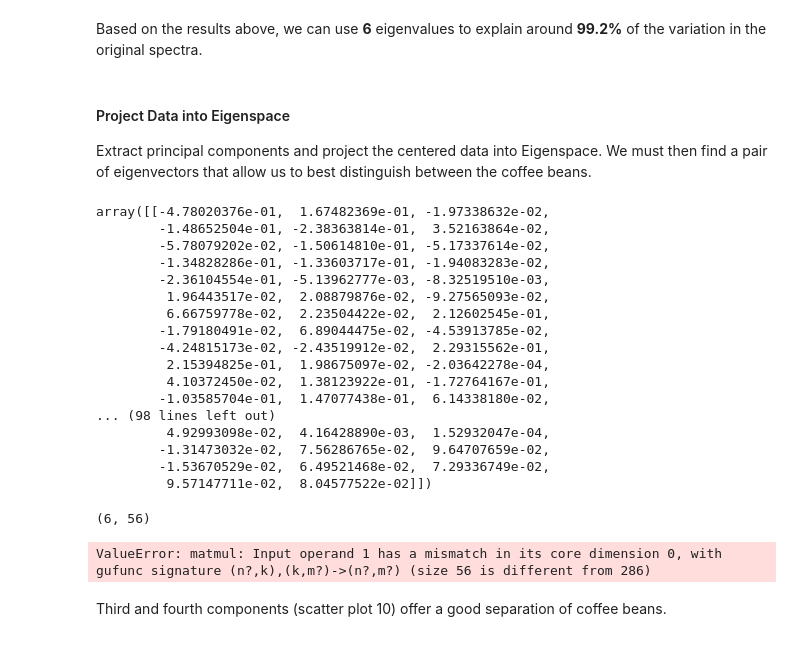
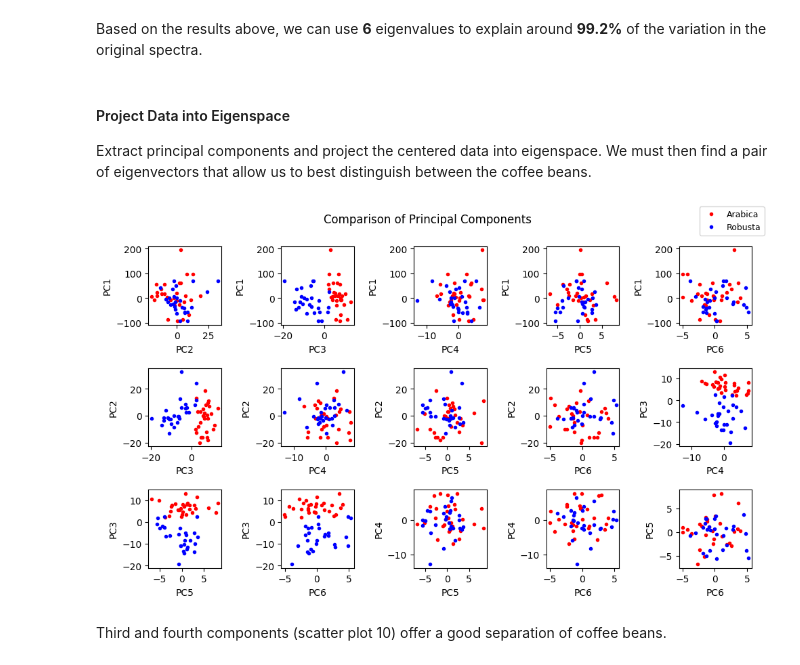
Before and after one commit to rraj786/PCA-Coffee-Spectra-Reconstruction, a Jupyter notebook: Reconstruction.ipynb, the cells around one changed output. Saved outputs shown, nothing was run; the diff lists cells and outputs as text; code cells hidden in the pictures.

```diff
--- a/Reconstruction.ipynb
+++ b/Reconstruction.ipynb
@@ -69,0 +84,7 @@ eigvals
+# %%
+# Create PCA object and fit to centered data
+pca = PCA(n_components = npairs)
+pca.fit_transform(centered)
+
+# Divide the eigenvalues obtained above by the output of the pca class to see if there is a constant scaling factor
+eigvals / pca.explained_variance_ratio_
@@ -110,57 +149,33 @@ array([3.47082082e+00, 2.10254337e+00, 5.26435520e-01, 3.09937543e-01,
 Based on the results above, we can use **6** eigenvalues to explain around **99.2%** of the variation in the original spectra.
 # %% [markdown]
 #### Project Data into Eigenspace
-Extract principal components and project the centered data into Eigenspace. We must then find a pair of eigenvectors that allow us to best distinguish between the coffee beans.
+Extract principal components and project the centered data into eigenspace. We must then find a pair of eigenvectors that allow us to best distinguish between the coffee beans.
-# %%
-np.array(eigvecs)[0:6, :]
-# %% [output]
-array([[-4.78020376e-01,  1.67482369e-01, -1.97338632e-02,
-        -1.48652504e-01, -2.38363814e-01,  3.52163864e-02,
-        -5.78079202e-02, -1.50614810e-01, -5.17337614e-02,
-        -1.34828286e-01, -1.33603717e-01, -1.94083283e-02,
-        -2.36104554e-01, -5.13962777e-03, -8.32519510e-03,
-         1.96443517e-02,  2.08879876e-02, -9.27565093e-02,
-         6.66759778e-02,  2.23504422e-02,  2.12602545e-01,
-        -1.79180491e-02,  6.89044475e-02, -4.53913785e-02,
-        -4.24815173e-02, -2.43519912e-02,  2.29315562e-01,
-         2.15394825e-01,  1.98675097e-02, -2.03642278e-04,
-         4.10372450e-02,  1.38123922e-01, -1.72764167e-01,
-        -1.03585704e-01,  1.47077438e-01,  6.14338180e-02,
-... (98 lines left out)
-         4.92993098e-02,  4.16428890e-03,  1.52932047e-04,
-        -1.31473032e-02,  7.56286765e-02,  9.64707659e-02,
-        -1.53670529e-02,  6.49521468e-02,  7.29336749e-02,
-         9.57147711e-02,  8.04577522e-02]])
-# %%
-prin.shape
-# %% [output]
-(6, 56)
 # %%
 # Extract 6 principal components
-prin = np.array(eigvecs)[0:6, :]
+prin = np.array(eigvecs)[:6, :]
 
 # Find projected matrix using matrix multiplication
 projection = np.matmul(centered, prin.transpose())
-# %% [output]
-ValueError: matmul: Input operand 1 has a mismatch in its core dimension 0, with gufunc signature (n?,k),(k,m?)->(n?,m?) (size 56 is different from 286)
 # %%
 # Obtain all combinations of columns in the projection matrix
-fig = plt.figure()
+fig = plt.figure(figsize = (10, 6))
 k = 1
 for i in range(0, 5):
     for j in range(i + 1, 6):
         ax = fig.add_subplot(3, 5, k)
-        ax.plot(proj[0:29, j], proj[0:29, i], "r.", label = "Arabica Coffee")
-        ax.plot(proj[29:rows, j], proj[29:rows, i], "b.", label = "Robusta Coffee")
+        ax.plot(projection[:29, j], projection[0:29, i], "r.", label = "Arabica")
+        ax.plot(projection[29:rows, j], projection[29:rows, i], "b.", label = "Robusta")
         ax.set_ylabel("PC" + str(i + 1), size = 10)
         ax.set_xlabel("PC" + str(j + 1), size = 10)
         k += 1
 
 handles, labels = ax.get_legend_handles_labels()
-fig.legend(handles, labels, loc = "upper left", prop = {"size": 9})
-fig.suptitle("Comparison of principal Components")
+fig.legend(handles, labels, loc = "upper right", prop = {"size": 9})
+fig.suptitle("Comparison of Principal Components")
 fig.tight_layout(pad = 1.5)
 plt.show()
+# %% [output]
+[figure, added]
 # %% [markdown]
 Third and fourth components (scatter plot 10) offer a good separation of coffee beans.
 # %%
```
Also changed, not shown: parts of 21 cells of this notebook.
